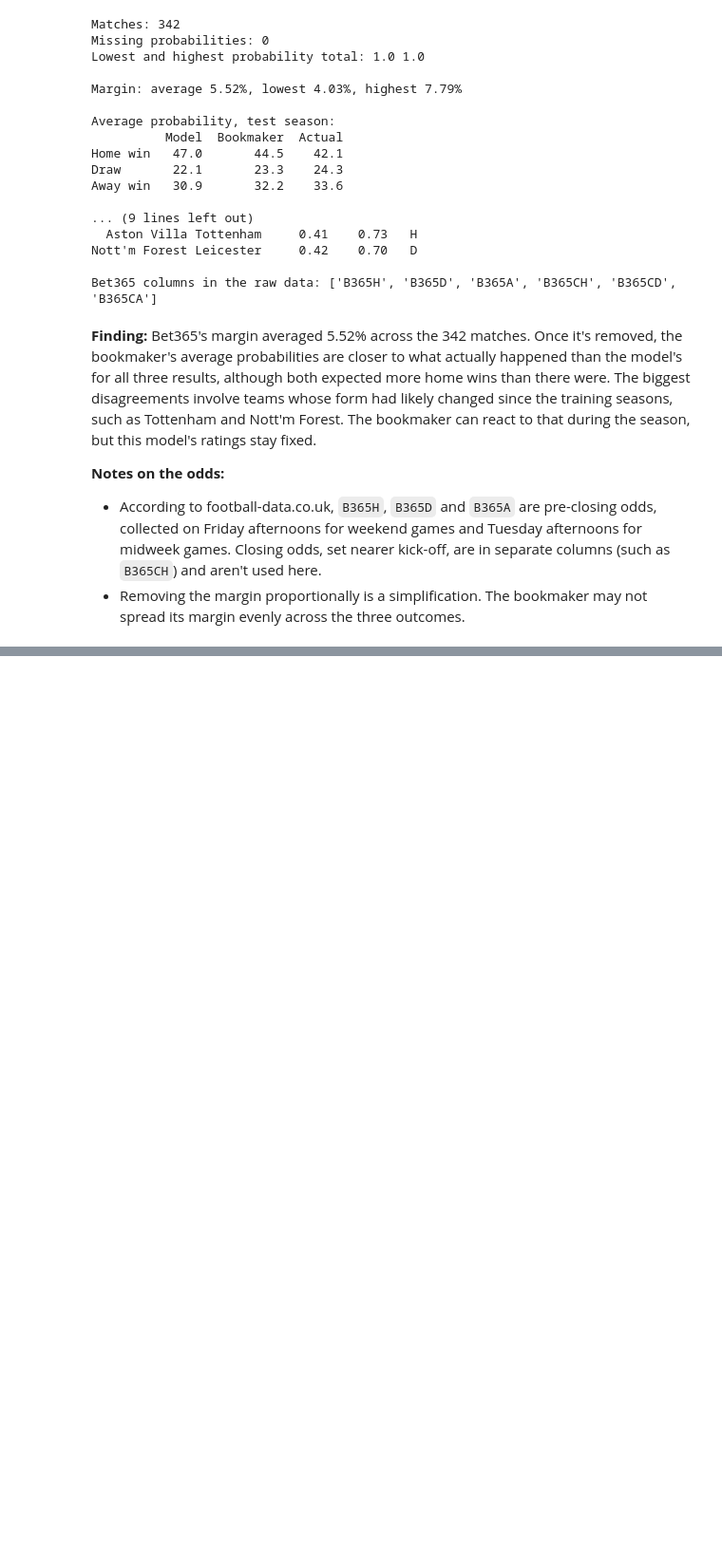
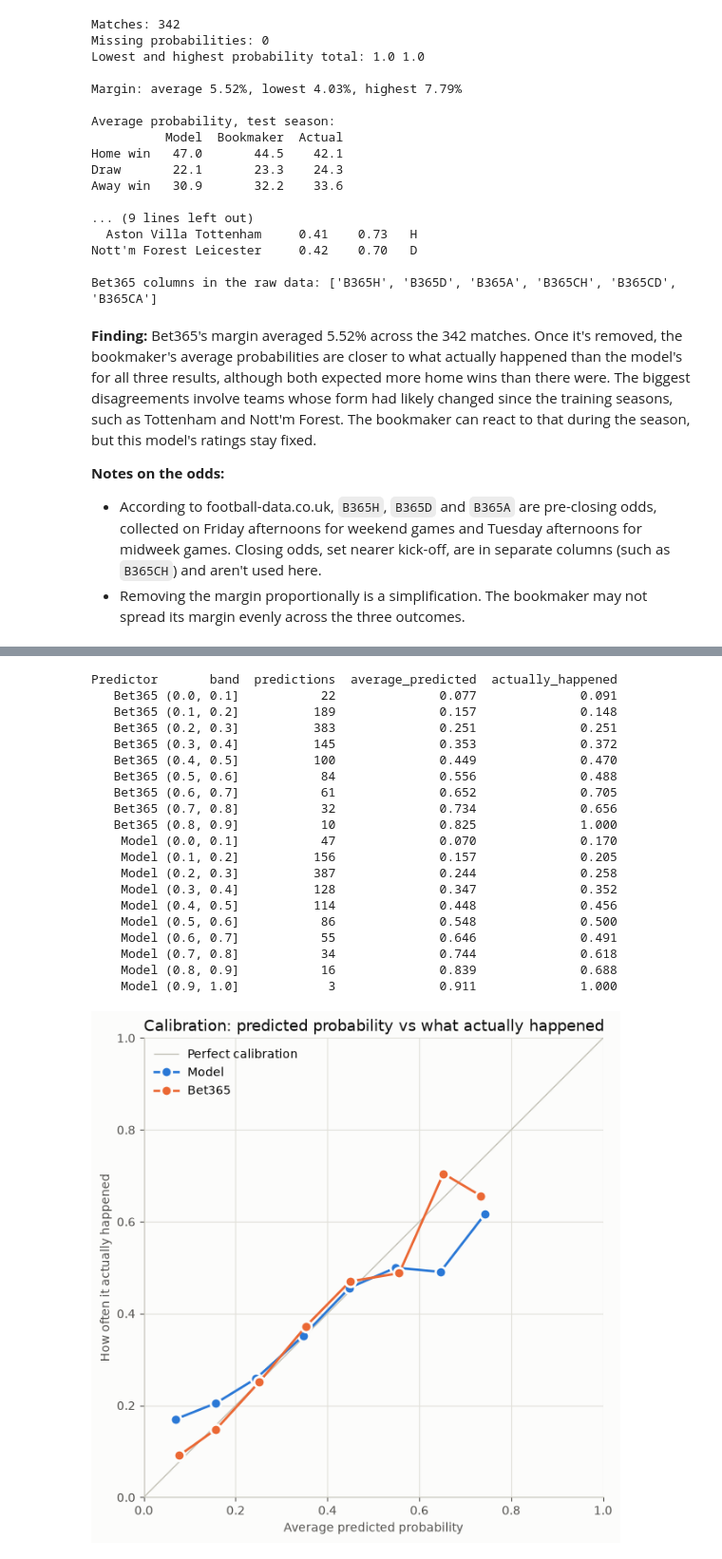
Before and after one commit to Yurieb/premier-league-match-predictor, a Jupyter notebook: football_model.ipynb, the cells around one changed output, grey strips where cells are left out. Shown at 95% size. Saved outputs shown, nothing was run; the diff lists cells and outputs as text; code cells hidden in the pictures; blank space fills up the shorter version.

```diff
--- a/football_model.ipynb
+++ b/football_model.ipynb
@@ -1011,0 +1167,70 @@ Bet365 columns in the raw data: ['B365H', 'B365D', 'B365A', 'B365CH', 'B365CD',
+# %%
+# Build a long table with one row per probability: 342 matches x 3 results x 2 predictors
+calibration_rows = []
+for name, prefix in [("Model", "model"), ("Bet365", "book")]:
+    for result in ["H", "D", "A"]:
+        calibration_rows.append(pd.DataFrame({
+            "Predictor": name,
+            "probability": predictions[f"{prefix}_{result}"],
+            "happened": (predictions["FTR"] == result).astype(int),
+        }))
+calibration_data = pd.concat(calibration_rows, ignore_index=True)
+
+# pd.cut puts each probability into a band: 0-10%, 10-20% and so on
+calibration_data["band"] = pd.cut(calibration_data["probability"], bins=np.arange(0, 1.01, 0.1))
+
+# For each band, count the predictions, then compare the average prediction with how often it happened.
+# observed=True leaves out any band with no predictions.
+calibration_table = calibration_data.groupby(["Predictor", "band"], observed=True).agg(
+    predictions=("probability", "size"),
+    average_predicted=("probability", "mean"),
+    actually_happened=("happened", "mean"),
+).reset_index()
+print(calibration_table.round(3).to_string(index=False))
+
+# Bands with few predictions are mostly noise, so only plot those with at least 20
+MINIMUM_PREDICTIONS = 20
+plot_table = calibration_table[calibration_table["predictions"] >= MINIMUM_PREDICTIONS]
+
+fig, ax = plt.subplots(figsize=(7, 7))
+
+# The diagonal shows perfect calibration, where predicted = actual
+ax.plot([0, 1], [0, 1], color=AXIS, linewidth=1, label="Perfect calibration")
+
+for name, colour in [("Model", BLUE), ("Bet365", ORANGE)]:
+    band_rows = plot_table[plot_table["Predictor"] == name]
+    ax.plot(band_rows["average_predicted"], band_rows["actually_happened"], label=name, color=colour,
+            linewidth=2, marker="o", markersize=9, markeredgecolor=BACKGROUND, markeredgewidth=2)
+
+ax.set_title("Calibration: predicted probability vs what actually happened")
+ax.set_xlabel("Average predicted probability")
+ax.set_ylabel("How often it actually happened")
+ax.set_xlim(0, 1)
+ax.set_ylim(0, 1)
+ax.set_aspect("equal")        # Make the scales match so that the diagonal is a true 45 degrees
+ax.legend(frameon=False, loc="upper left")
+
+fig.savefig("images/calibration.png", dpi=150, bbox_inches="tight")
+plt.show()
+# %% [output]
+Predictor       band  predictions  average_predicted  actually_happened
+   Bet365 (0.0, 0.1]           22              0.077              0.091
+   Bet365 (0.1, 0.2]          189              0.157              0.148
+   Bet365 (0.2, 0.3]          383              0.251              0.251
+   Bet365 (0.3, 0.4]          145              0.353              0.372
+   Bet365 (0.4, 0.5]          100              0.449              0.470
+   Bet365 (0.5, 0.6]           84              0.556              0.488
+   Bet365 (0.6, 0.7]           61              0.652              0.705
+   Bet365 (0.7, 0.8]           32              0.734              0.656
+   Bet365 (0.8, 0.9]           10              0.825              1.000
+    Model (0.0, 0.1]           47              0.070              0.170
+    Model (0.1, 0.2]          156              0.157              0.205
+    Model (0.2, 0.3]          387              0.244              0.258
+    Model (0.3, 0.4]          128              0.347              0.352
+    Model (0.4, 0.5]          114              0.448              0.456
+    Model (0.5, 0.6]           86              0.548              0.500
+    Model (0.6, 0.7]           55              0.646              0.491
+    Model (0.7, 0.8]           34              0.744              0.618
+    Model (0.8, 0.9]           16              0.839              0.688
+    Model (0.9, 1.0]            3              0.911              1.000
+[figure, added]
```
Also changed, not shown: parts of 9 cells of this notebook, 3 other files.
